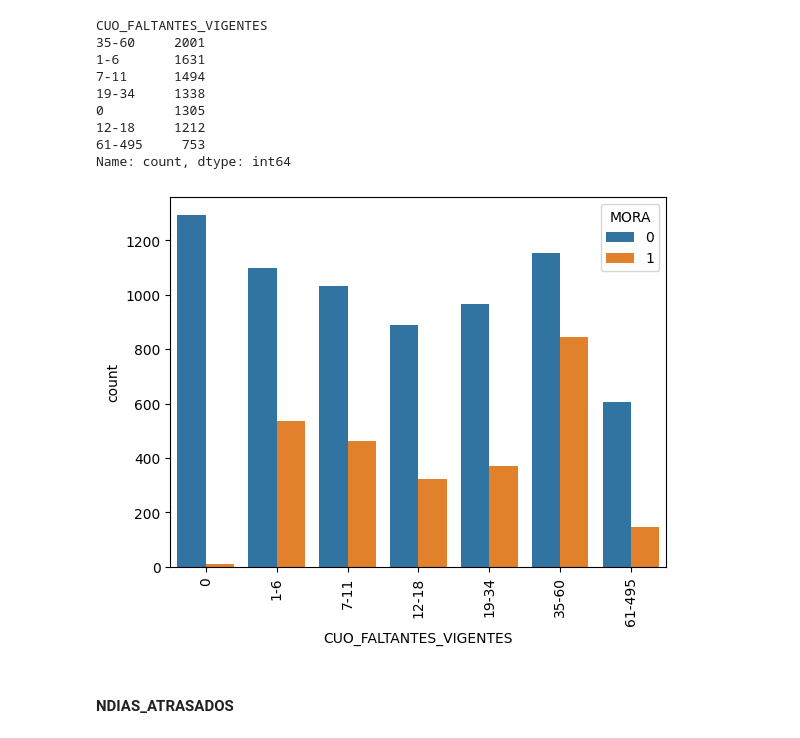
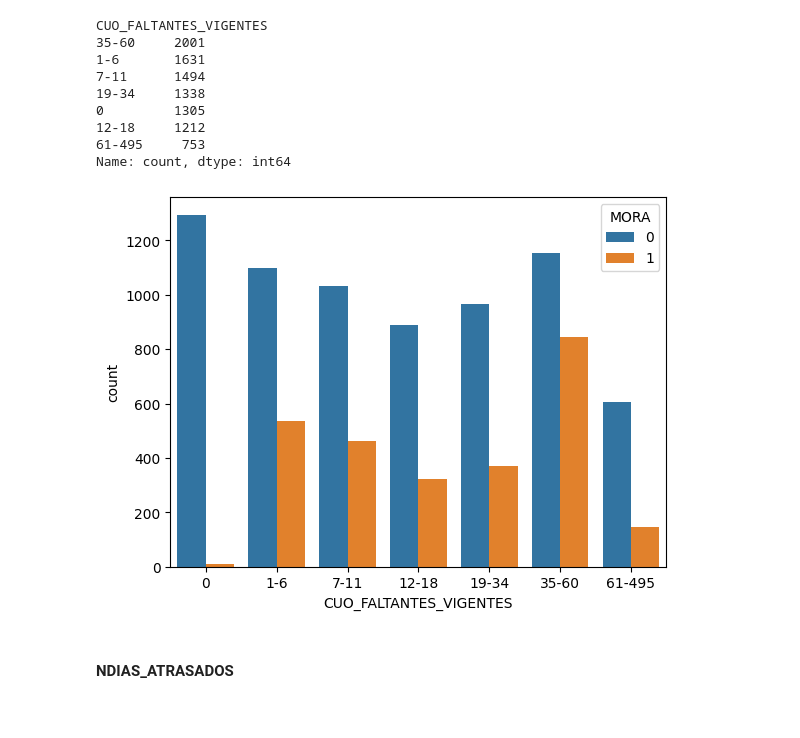
Before and after one commit to AxelSaire/Modelo-de-Riesgo-Crediticio, a Jupyter notebook: CNA.ipynb, the cells around one changed output. Saved outputs shown, nothing was run; the diff lists cells and outputs as text; code cells hidden in the pictures.

```diff
--- a/CNA.ipynb
+++ b/CNA.ipynb
@@ -623,9 +623,8 @@ CUO_FALTANTES_VIGENTES
 Name: count, dtype: int64
 # %%
 x = sns.countplot(data, x='CUO_FALTANTES_VIGENTES', hue='MORA',order=ordenar(list(set(data['CUO_FALTANTES_VIGENTES'].unique()))))
-x.set_xticklabels(x.get_xticklabels(), rotation=90);
 # %% [output]
-[figure, old version]
+[figure, new version]
 # %% [markdown]
 #### NDIAS_ATRASADOS
 # %%
```
Also changed, not shown: parts of 21 cells of this notebook, 2 other files.
